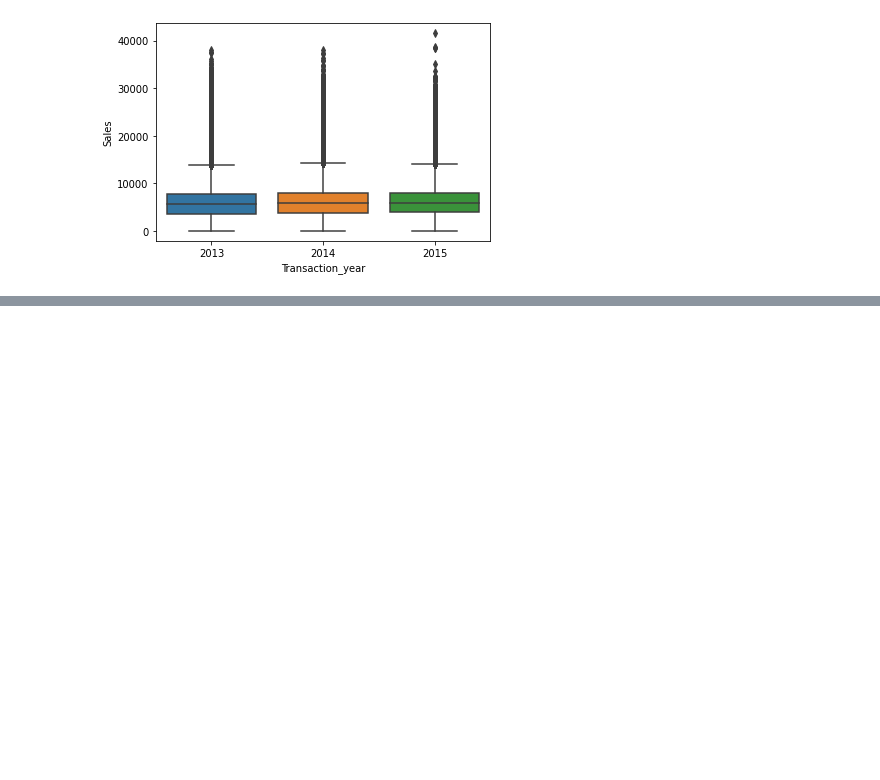
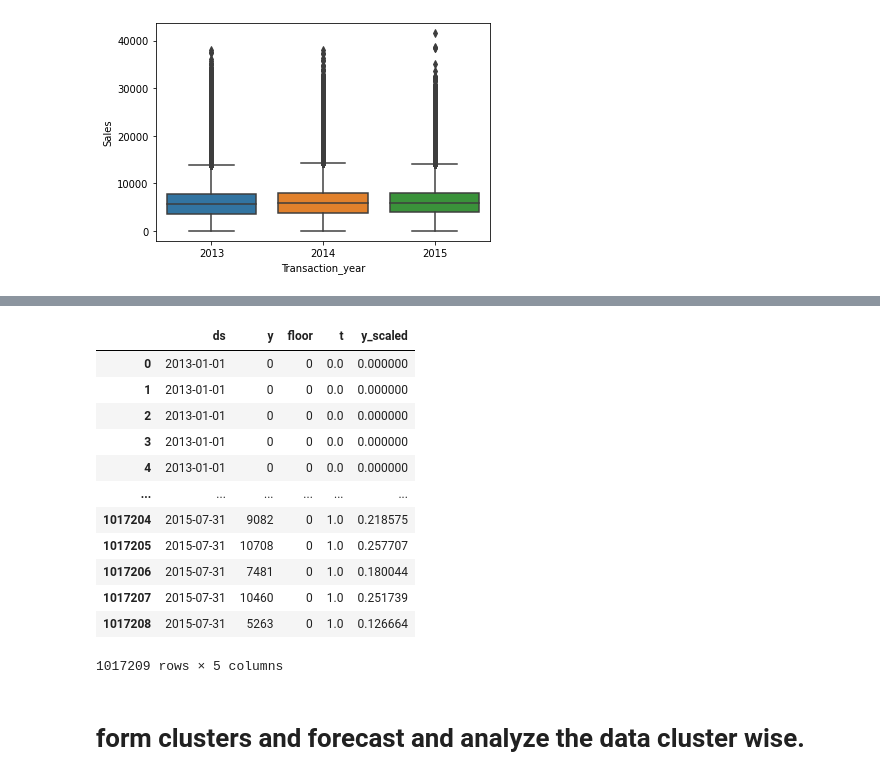
Before and after one commit to omkar123katare/Capstone_2_Retail_sales_prediction, a Jupyter notebook: retail_sales__predicton_capstone_2.ipynb, the cells around one changed output, grey strips where cells are left out. Cells and saved outputs as stored; diff of their text form; code cells hidden in the pictures; blank space fills up the shorter version.

```diff
--- a/retail_sales__predicton_capstone_2.ipynb
+++ b/retail_sales__predicton_capstone_2.ipynb
@@ -698,0 +745,18 @@ Data Preparation for
+# %%
+model.history
+# %% [output]
+|  | ds | y | floor | t | y_scaled |
+| 0 | 2013-01-01 | 0 | 0 | 0.0 | 0.000000 |
+| 1 | 2013-01-01 | 0 | 0 | 0.0 | 0.000000 |
+| 2 | 2013-01-01 | 0 | 0 | 0.0 | 0.000000 |
+| 3 | 2013-01-01 | 0 | 0 | 0.0 | 0.000000 |
+| 4 | 2013-01-01 | 0 | 0 | 0.0 | 0.000000 |
+| ... | ... | ... | ... | ... | ... |
+| 1017204 | 2015-07-31 | 9082 | 0 | 1.0 | 0.218575 |
+| 1017205 | 2015-07-31 | 10708 | 0 | 1.0 | 0.257707 |
+| 1017206 | 2015-07-31 | 7481 | 0 | 1.0 | 0.180044 |
+| 1017207 | 2015-07-31 | 10460 | 0 | 1.0 | 0.251739 |
+| 1017208 | 2015-07-31 | 5263 | 0 | 1.0 | 0.126664 |
+1017209 rows × 5 columns
+# %% [markdown]
+# form clusters and forecast and analyze the data cluster wise.
```
Also changed, not shown: parts of 16 cells of this notebook.
